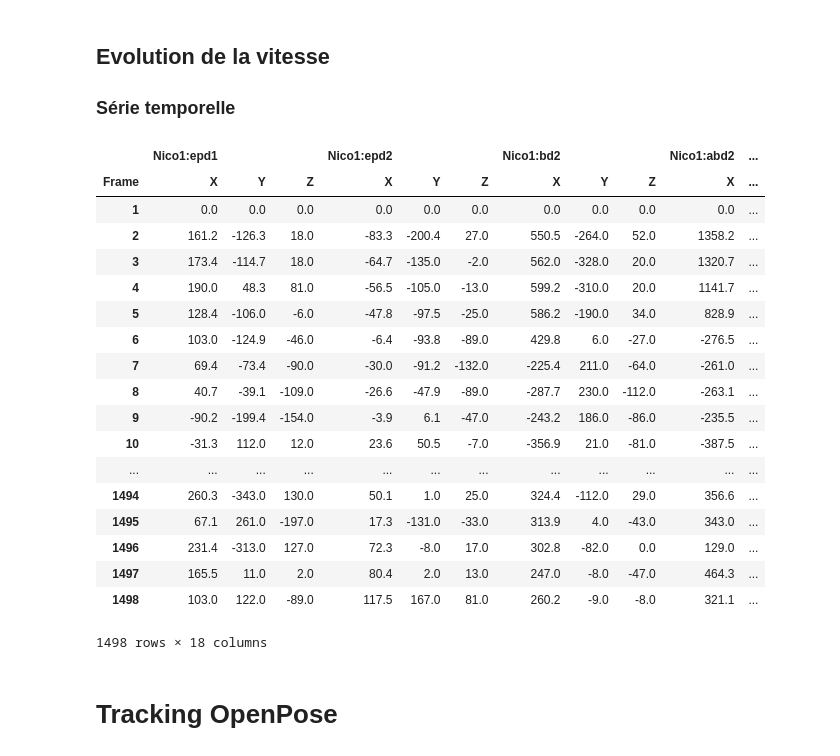
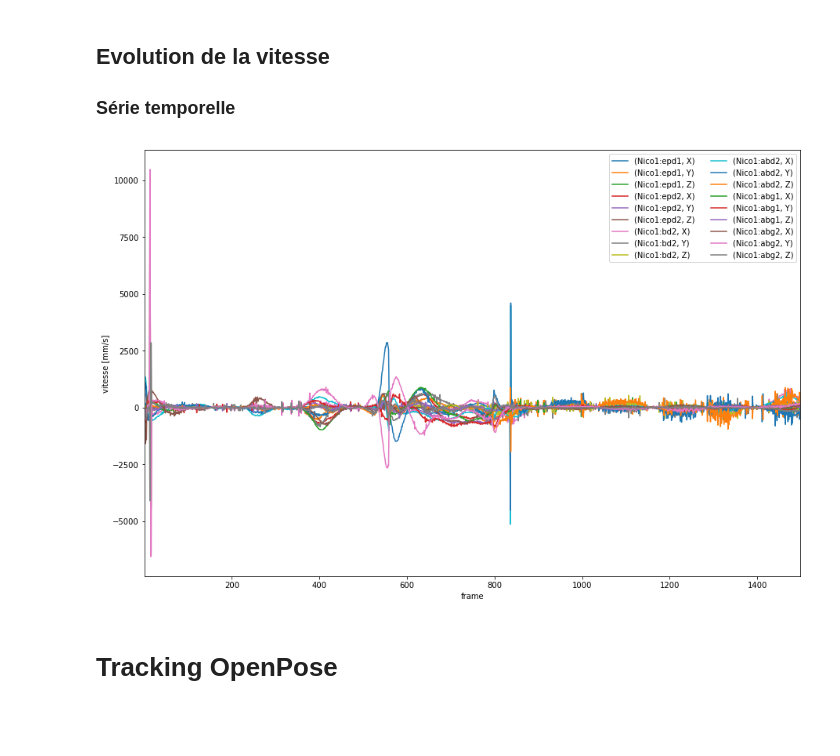
Before and after one commit to AmigoCap/MultiAcqui, a Jupyter notebook: 211019_NicoGabin_carre/01-Comparaison_Mocap_OpenPose_Square.ipynb, the cells around one changed output. Saved outputs shown, nothing was run; the diff lists cells and outputs as text; code cells hidden in the pictures; blank space fills up the shorter version.

Commit message:
calcul vitesse

```diff
--- a/211019_NicoGabin_carre/01-Comparaison_Mocap_OpenPose_Square.ipynb
+++ b/211019_NicoGabin_carre/01-Comparaison_Mocap_OpenPose_Square.ipynb
@@ -189,36 +189,18 @@ mocap_v=norm_vitesse_mocap(mocap_coord_v)
 # %%
 def evolution_norm_v(data,segments='all'):
     fig, ax = plt.subplots()
     if segments=='all':
         data.plot(figsize=(15,10),ax=ax)
     else :
         data.plot(y=segments,figsize=(15,10),ax=ax)
     ax.legend(ncol=2)
     plt.xlabel('frame')
-    plt.ylabel('coordonnée [mm]')
+    plt.ylabel('vitesse [mm/s]')
     plt.show()
 
-evolution_coord_mocap(mocap_data)
+evolution_norm_v(mocap_coord_v)
 # %% [output]
-|  | Nico1:epd1 |  |  | Nico1:epd2 |  |  | Nico1:bd2 |  |  | Nico1:abd2 | ... |
-| Frame | X | Y | Z | X | Y | Z | X | Y | Z | X | ... |
-| 1 | 0.0 | 0.0 | 0.0 | 0.0 | 0.0 | 0.0 | 0.0 | 0.0 | 0.0 | 0.0 | ... |
-| 2 | 161.2 | -126.3 | 18.0 | -83.3 | -200.4 | 27.0 | 550.5 | -264.0 | 52.0 | 1358.2 | ... |
-| 3 | 173.4 | -114.7 | 18.0 | -64.7 | -135.0 | -2.0 | 562.0 | -328.0 | 20.0 | 1320.7 | ... |
-| 4 | 190.0 | 48.3 | 81.0 | -56.5 | -105.0 | -13.0 | 599.2 | -310.0 | 20.0 | 1141.7 | ... |
-| 5 | 128.4 | -106.0 | -6.0 | -47.8 | -97.5 | -25.0 | 586.2 | -190.0 | 34.0 | 828.9 | ... |
-| 6 | 103.0 | -124.9 | -46.0 | -6.4 | -93.8 | -89.0 | 429.8 | 6.0 | -27.0 | -276.5 | ... |
-| 7 | 69.4 | -73.4 | -90.0 | -30.0 | -91.2 | -132.0 | -225.4 | 211.0 | -64.0 | -261.0 | ... |
-| 8 | 40.7 | -39.1 | -109.0 | -26.6 | -47.9 | -89.0 | -287.7 | 230.0 | -112.0 | -263.1 | ... |
-| 9 | -90.2 | -199.4 | -154.0 | -3.9 | 6.1 | -47.0 | -243.2 | 186.0 | -86.0 | -235.5 | ... |
-| 10 | -31.3 | 112.0 | 12.0 | 23.6 | 50.5 | -7.0 | -356.9 | 21.0 | -81.0 | -387.5 | ... |
-| ... | ... | ... | ... | ... | ... | ... | ... | ... | ... | ... | ... |
-| 1494 | 260.3 | -343.0 | 130.0 | 50.1 | 1.0 | 25.0 | 324.4 | -112.0 | 29.0 | 356.6 | ... |
-| 1495 | 67.1 | 261.0 | -197.0 | 17.3 | -131.0 | -33.0 | 313.9 | 4.0 | -43.0 | 343.0 | ... |
-| 1496 | 231.4 | -313.0 | 127.0 | 72.3 | -8.0 | 17.0 | 302.8 | -82.0 | 0.0 | 129.0 | ... |
-| 1497 | 165.5 | 11.0 | 2.0 | 80.4 | 2.0 | 13.0 | 247.0 | -8.0 | -47.0 | 464.3 | ... |
-| 1498 | 103.0 | 122.0 | -89.0 | 117.5 | 167.0 | 81.0 | 260.2 | -9.0 | -8.0 | 321.1 | ... |
-1498 rows × 18 columns
+[figure, added]
 # %% [markdown]
 # Tracking OpenPose
 # %% [markdown]
```
